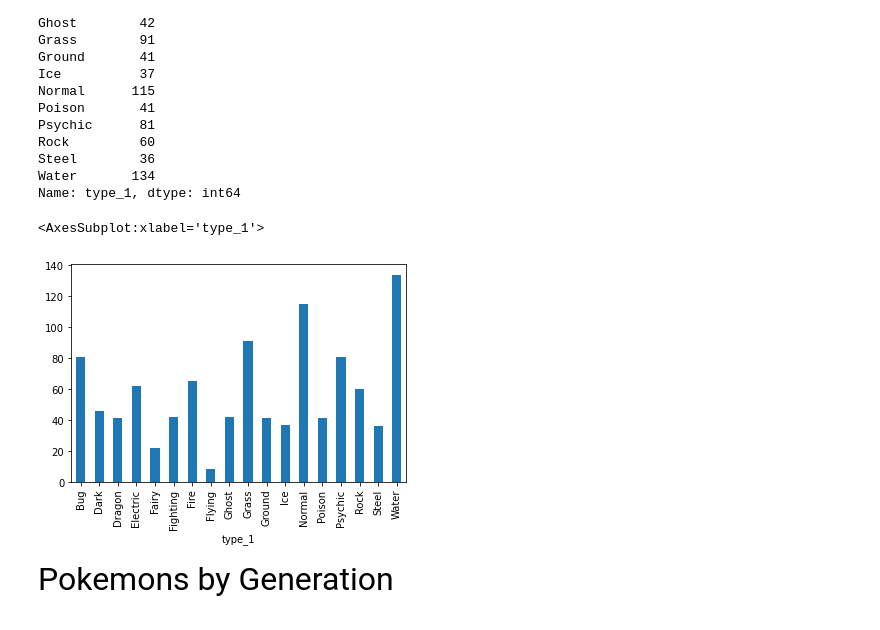
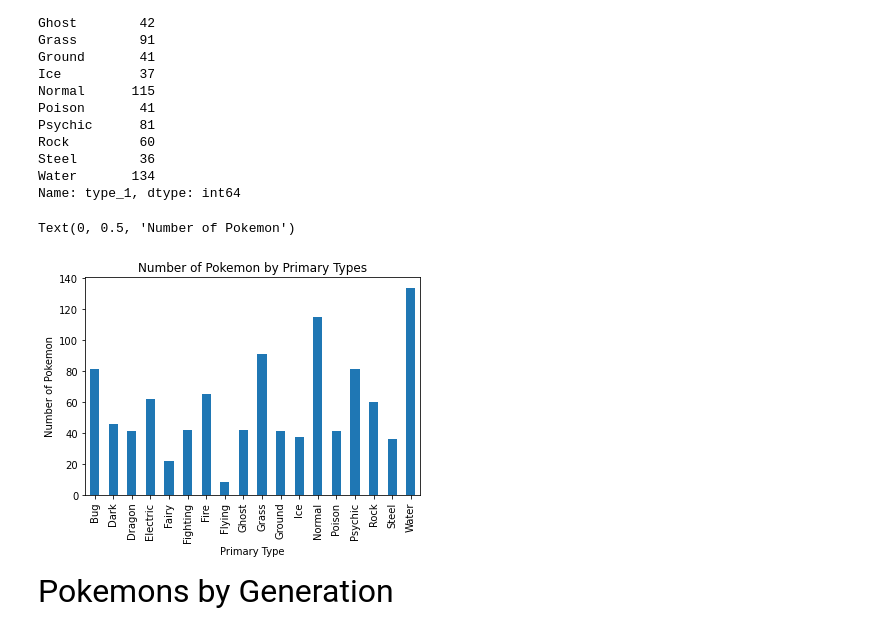
Before and after one commit to 1990Jasonlee/AirflowWeekend, a Jupyter notebook: Pokemon.ipynb, the cells around one changed output. Drawn from its saved outputs; the diff is of its cells as text; code cells hidden in the pictures.

```diff
--- a/Pokemon.ipynb
+++ b/Pokemon.ipynb
@@ -72,9 +73,12 @@ Water       134
 Name: type_1, dtype: int64
 # %%
 count.plot.bar()
+plt.title('Number of Pokemon by Primary Types')
+plt.xlabel('Primary Type')
+plt.ylabel('Number of Pokemon')
 # %% [output]
-<AxesSubplot:xlabel='type_1'>
+Text(0, 0.5, 'Number of Pokemon')
-[figure, old version]
+[figure, new version]
 # %% [markdown]
 <font size = '7'> Pokemons by Generation </font>
 # %%
```
Also changed, not shown: parts of 2 cells of this notebook, 1 other file.
